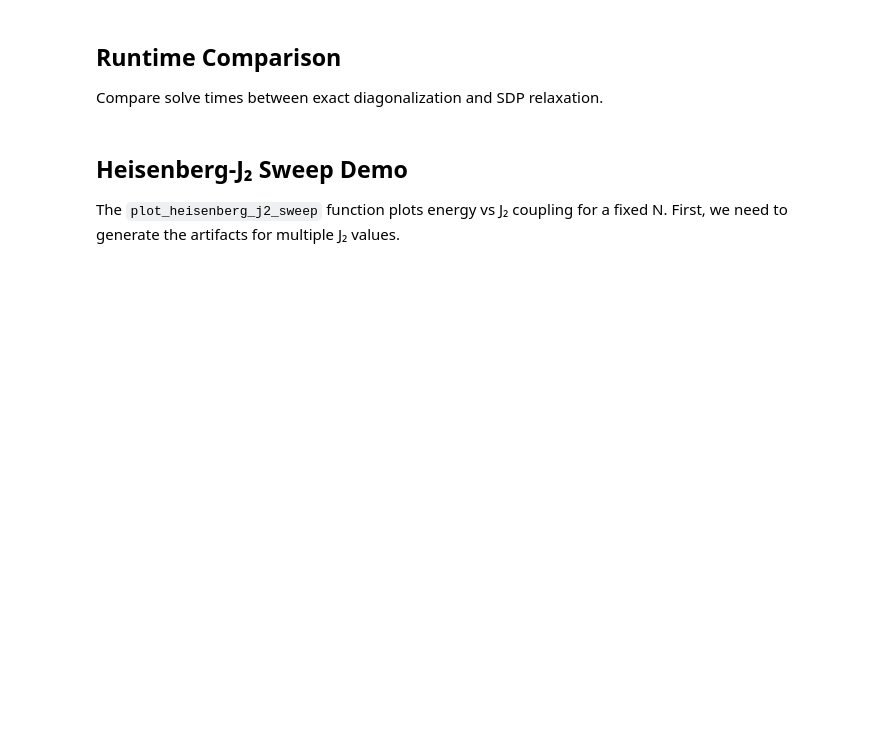
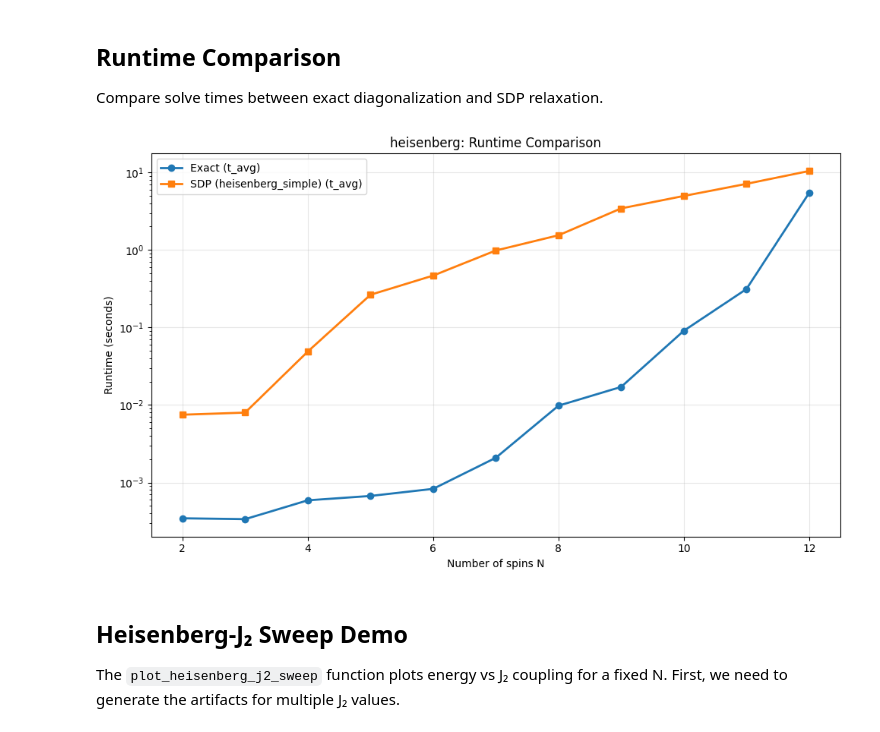
Before and after one commit to Ciscone7/OptimalMomentsNPA, a Jupyter notebook: workflow_demo.ipynb, the cells around one changed output. Cells and saved outputs as stored; diff of their text form; code cells hidden in the pictures; blank space fills up the shorter version.

```diff
--- a/workflow_demo.ipynb
+++ b/workflow_demo.ipynb
@@ -131,16 +122,18 @@ Compare solve times between exact diagonalization and SDP relaxation.
 # %%
 # Plot runtime comparison: Exact diagonalization vs SDP
 from plots import plot_runtime_comparison
 
 _ = plot_runtime_comparison(
     model="heisenberg",
     model_params={},#{"J": 1.0, "h": 0.7, "k": 0.3},
     boundary="periodic",
     lb_basis="heisenberg_simple",
-    npa_levels=[1],
+    npa_levels=[2],
     use="t_avg",
     logy=True,
 )
+# %% [output]
+[figure, added]
 # %% [markdown]
 ## Heisenberg-J₂ Sweep Demo
 
```
Also changed, not shown: parts of 20 cells of this notebook, 7 other files.
